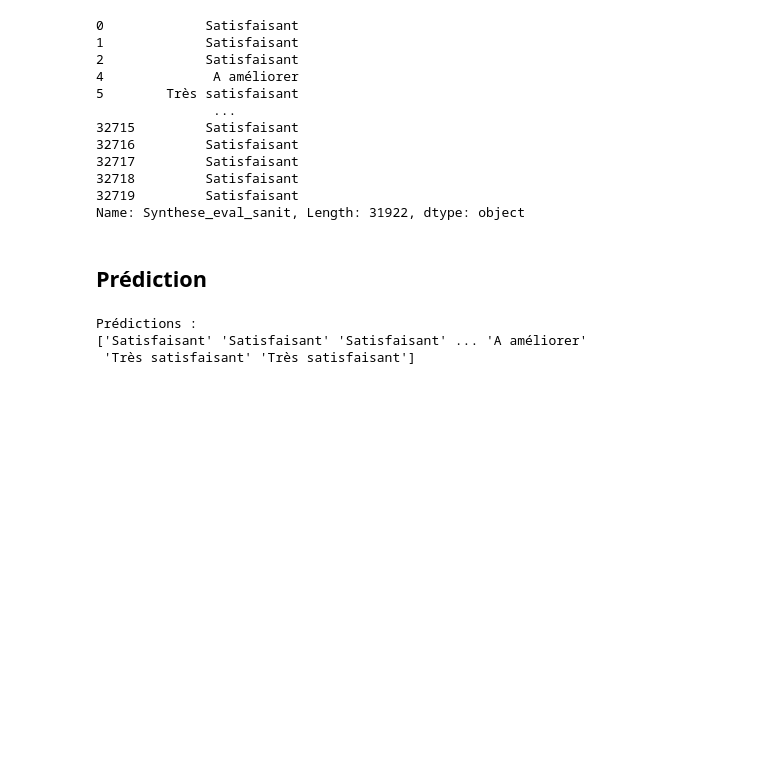
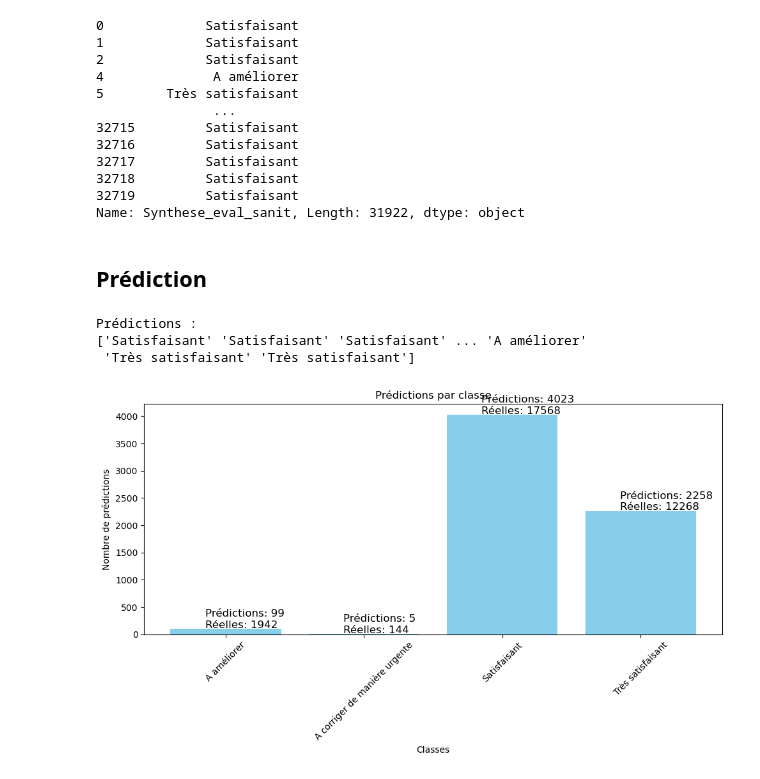
Before and after one commit to qm-h/Epsi_atelierComposantMetier, a Jupyter notebook: prediction.ipynb, the cells around one changed output. Saved outputs shown, nothing was run; the diff lists cells and outputs as text; code cells hidden in the pictures; blank space fills up the shorter version.

Commit message:
feat(datavisualisation): add graphs

```diff
--- a/prediction.ipynb
+++ b/prediction.ipynb
@@ -78,3 +78,24 @@ print(y_pred_decoded)
 Prédictions :
 ['Satisfaisant' 'Satisfaisant' 'Satisfaisant' ... 'A améliorer'
  'Très satisfaisant' 'Très satisfaisant']
+# %%
+#Comparaison des prédictions avec les valeurs réelles
+import matplotlib.pyplot as plt
+import numpy as np
+
+unique_classes, counts = np.unique(y_pred_decoded, return_counts=True)
+
+plt.figure(figsize=(10, 6))
+bars = plt.bar(unique_classes, counts, color='skyblue')
+plt.xlabel('Classes')
+plt.ylabel('Nombre de prédictions')
+plt.title('Prédictions par classe')
+plt.xticks(rotation=45)
+plt.tight_layout()
+
+for bar, count, actual_count in zip(bars, counts, np.bincount(data_y_encoded)):
+    plt.text(bar.get_x() + bar.get_width()/2 - 0.15, bar.get_height() + 20, f'Prédictions: {count}\nRéelles: {actual_count}', fontsize=12, color='black')
+
+plt.show()
+# %% [output]
+[figure, added]
```
Also changed, not shown: parts of 2 cells of this notebook.
